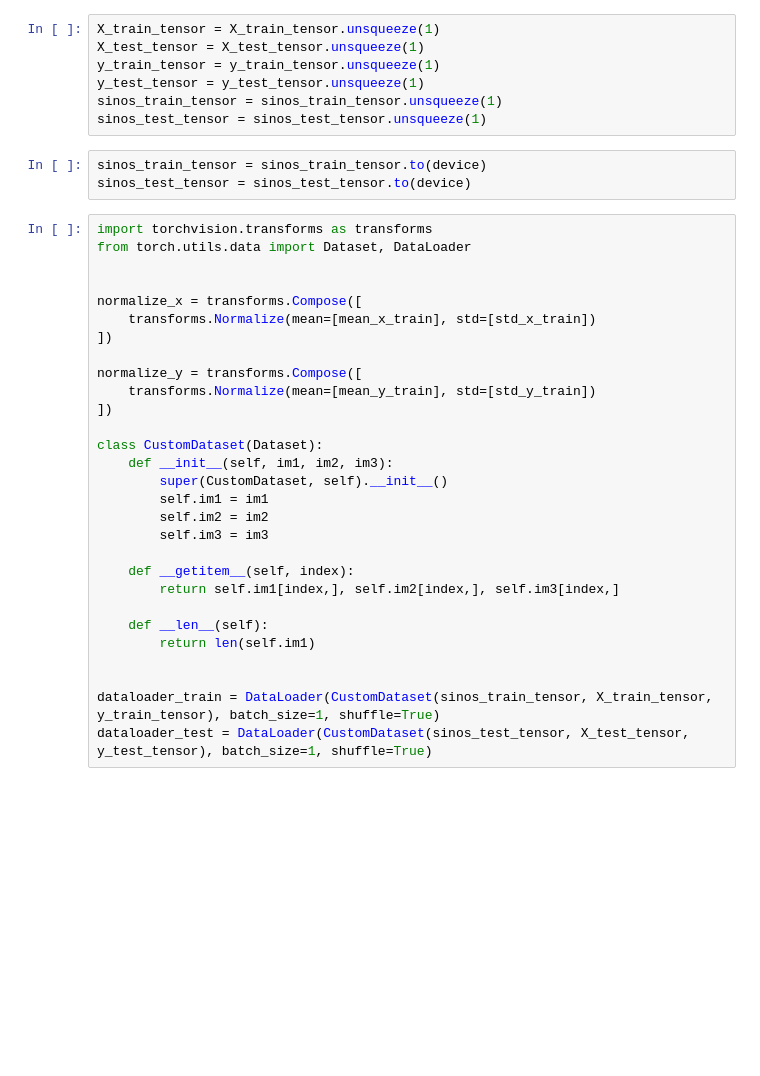
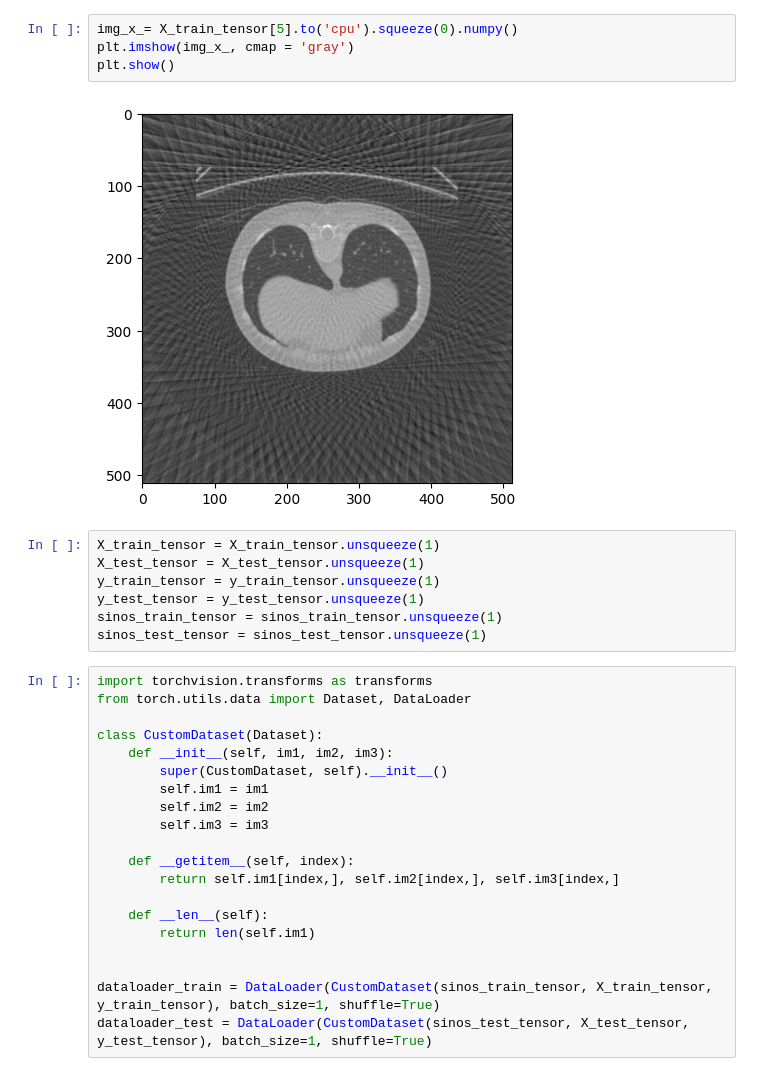
Before and after one commit to xdauby/PFE, a Jupyter notebook: metainvnet.ipynb, the cells around one changed output. Cells and saved outputs as stored; diff of their text form; blank space fills up the shorter version.

```diff
--- a/metainvnet.ipynb
+++ b/metainvnet.ipynb
@@ -106,3 +152,9 @@ sinos_test_tensor = torch.stack(sinos_test)
+# %%
+img_x_= X_train_tensor[5].to('cpu').squeeze(0).numpy()
+plt.imshow(img_x_, cmap = 'gray')
+plt.show()
+# %% [output]
+[figure, added]
 # %%
 X_train_tensor = X_train_tensor.unsqueeze(1)
 X_test_tensor = X_test_tensor.unsqueeze(1)
@@ -110,21 +162,9 @@ y_train_tensor = y_train_tensor.unsqueeze(1)
 y_test_tensor = y_test_tensor.unsqueeze(1)
 sinos_train_tensor = sinos_train_tensor.unsqueeze(1)
 sinos_test_tensor = sinos_test_tensor.unsqueeze(1)
-# %%
-sinos_train_tensor = sinos_train_tensor.to(device)
-sinos_test_tensor = sinos_test_tensor.to(device)
 # %%
 import torchvision.transforms as transforms
 from torch.utils.data import Dataset, DataLoader
-
-
-normalize_x = transforms.Compose([
-    transforms.Normalize(mean=[mean_x_train], std=[std_x_train])
-])
-
-normalize_y = transforms.Compose([
-    transforms.Normalize(mean=[mean_y_train], std=[std_y_train])
-])
 
 class CustomDataset(Dataset):
     def __init__(self, im1, im2, im3):
```
Also changed, not shown: parts of 30 cells of this notebook, 7 other files.
